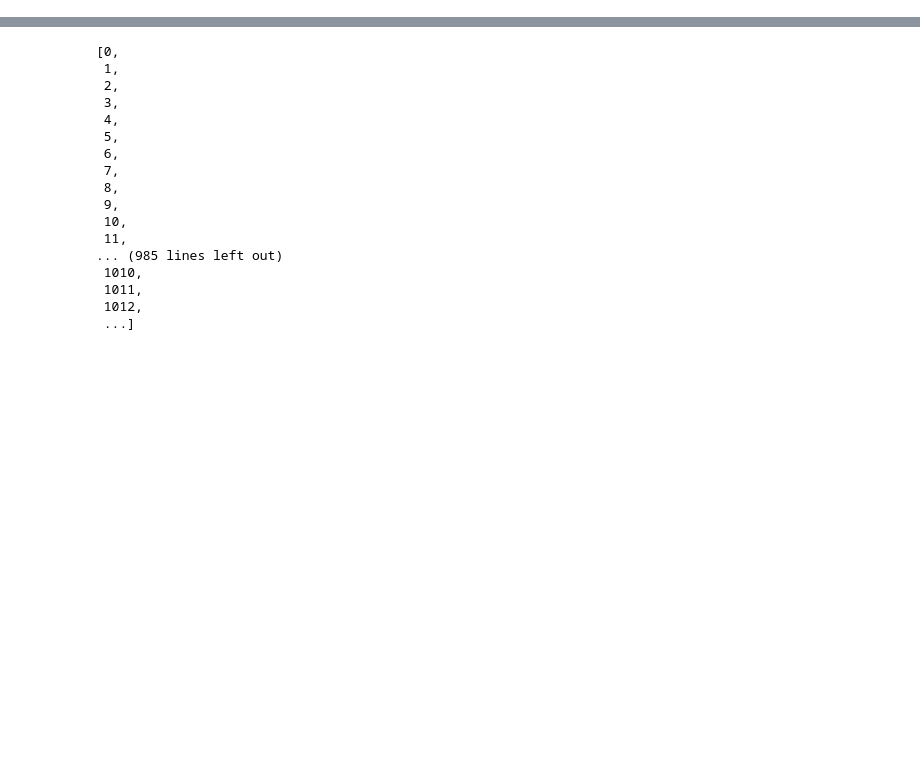
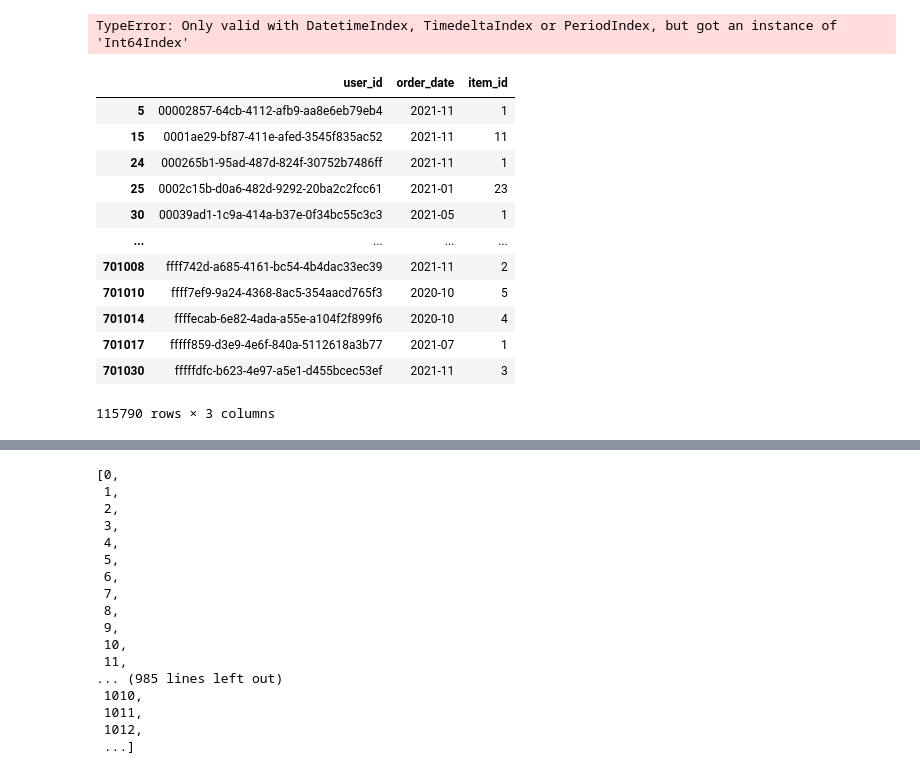
Before and after one commit to Aidenzich/TVA, a Jupyter notebook: test.ipynb, the cells around one changed output, grey strips where cells are left out. Drawn from its saved outputs; the diff is of its cells as text; code cells hidden in the pictures; blank space fills up the shorter version.

```diff
--- a/test.ipynb
+++ b/test.ipynb
@@ -24,0 +41,28 @@ result.to_csv("submission.csv", index=False)
+# %%
+import pandas as pd
+recsys_data.dataframe['order_date'].astype("datetime64").groupby(pd.Grouper(freq='M'))
+# %% [output]
+TypeError: Only valid with DatetimeIndex, TimedeltaIndex or PeriodIndex, but got an instance of 'Int64Index'
+# %%
+date = recsys_data.dataframe['order_date'].astype("datetime64")
+
+recsys_data.dataframe['order_date'] = date.dt.to_period('M')
+# %%
+bought_date_result = recsys_data.dataframe.groupby(['user_id', 'order_date']).agg({'item_id': 'count'}).reset_index().sort_values(['user_id', 'order_date']).drop_duplicates(['user_id'], keep='last')
+bought_date_result.user_id = bought_date_result.user_id.apply(lambda x: recsys_data.cat2u[x] )
+# %%
+bought_date_result
+# %% [output]
+|  | user_id | order_date | item_id |
+| 5 | 00002857-64cb-4112-afb9-aa8e6eb79eb4 | 2021-11 | 1 |
+| 15 | 0001ae29-bf87-411e-afed-3545f835ac52 | 2021-11 | 11 |
+| 24 | 000265b1-95ad-487d-824f-30752b7486ff | 2021-11 | 1 |
+| 25 | 0002c15b-d0a6-482d-9292-20ba2c2fcc61 | 2021-01 | 23 |
+| 30 | 00039ad1-1c9a-414a-b37e-0f34bc55c3c3 | 2021-05 | 1 |
+| ... | ... | ... | ... |
+| 701008 | ffff742d-a685-4161-bc54-4b4dac33ec39 | 2021-11 | 2 |
+| 701010 | ffff7ef9-9a24-4368-8ac5-354aacd765f3 | 2020-10 | 5 |
+| 701014 | ffffecab-6e82-4ada-a55e-a104f2f899f6 | 2020-10 | 4 |
+| 701017 | fffff859-d3e9-4e6f-840a-5112618a3b77 | 2021-07 | 1 |
+| 701030 | fffffdfc-b623-4e97-a5e1-d455bcec53ef | 2021-11 | 3 |
+115790 rows × 3 columns
```
Also changed, not shown: parts of 9 cells of this notebook, 4 other files.
